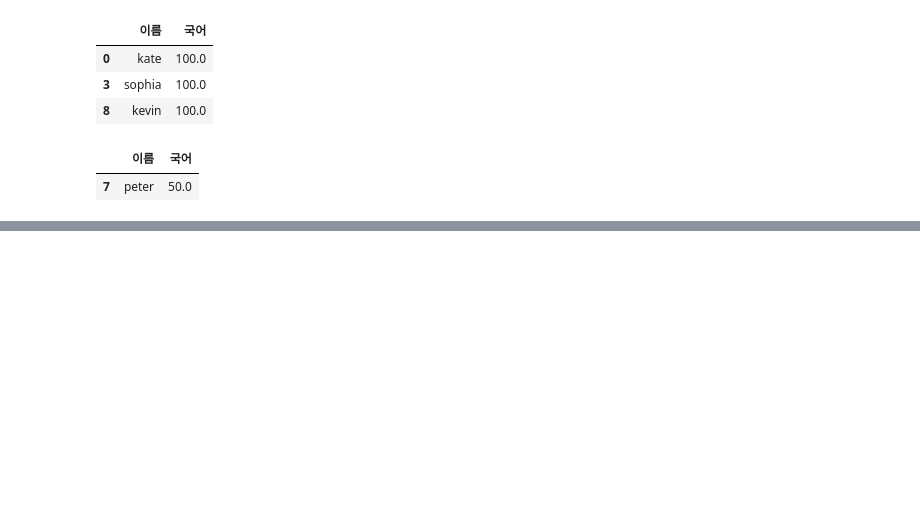
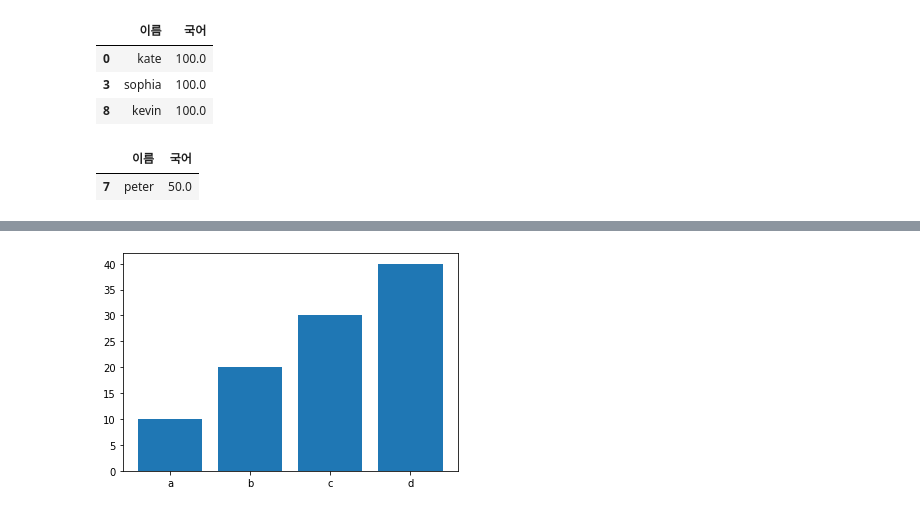
Before and after one commit to ChoSooBeen/Python_practice, a Jupyter notebook: Python_data.ipynb, the cells around one changed output, grey strips where cells are left out. Drawn from its saved outputs; the diff is of its cells as text; code cells hidden in the pictures; blank space fills up the shorter version.

```diff
--- a/Python_data.ipynb
+++ b/Python_data.ipynb
@@ -474,0 +534,12 @@ df[df['국어'] == min(df['국어'])][['이름', '국어']]
+# %%
+import matplotlib.pyplot as plt
+
+x=['a','b','c','d']
+y=[10,20,30,40]
+# %%
+#막대그래프
+
+plt.bar(x, y)
+plt.show()
+# %% [output]
+[figure, added]
```
Also changed, not shown: parts of 7 cells of this notebook.
